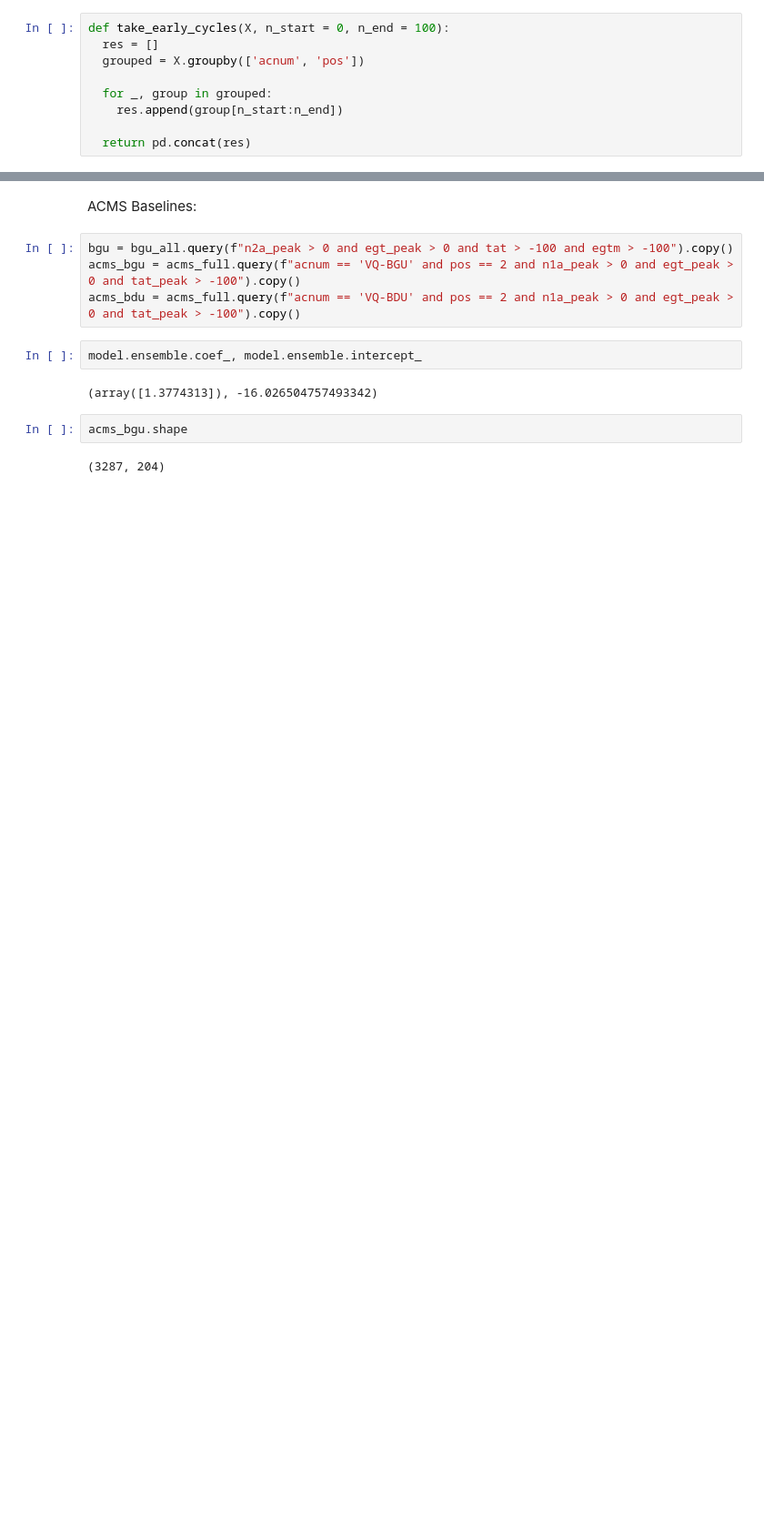
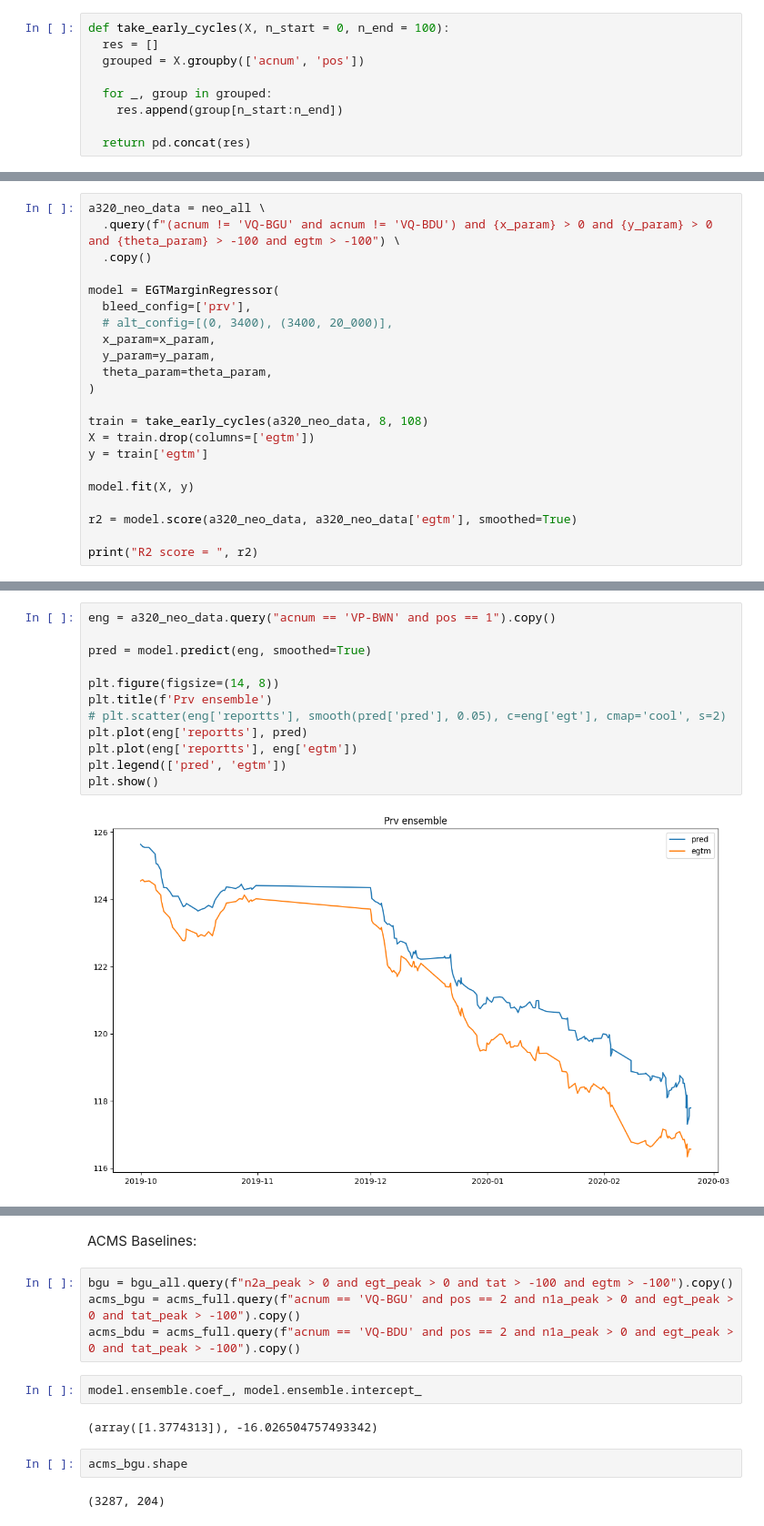
Before and after one commit to skeptlk/ecm, a Jupyter notebook: ex14_finetuning.ipynb, the cells around one changed output, grey strips where cells are left out. Shown at 91% size. Cells and saved outputs as stored; diff of their text form; blank space fills up the shorter version.

```diff
--- a/ex14_finetuning.ipynb
+++ b/ex14_finetuning.ipynb
@@ -209,0 +290,22 @@ def take_early_cycles(X, n_start = 0, n_end = 100):
+# %%
+a320_neo_data = neo_all \
+  .query(f"(acnum != 'VQ-BGU' and acnum != 'VQ-BDU') and {x_param} > 0 and {y_param} > 0 and {theta_param} > -100 and egtm > -100") \
+  .copy()
+
+model = EGTMarginRegressor(
+  bleed_config=['prv'],
+  # alt_config=[(0, 3400), (3400, 20_000)],
+  x_param=x_param,
+  y_param=y_param,
+  theta_param=theta_param,
+)
+
+train = take_early_cycles(a320_neo_data, 8, 108)
+X = train.drop(columns=['egtm'])
+y = train['egtm']
+
+model.fit(X, y)
+
+r2 = model.score(a320_neo_data, a320_neo_data['egtm'], smoothed=True)
+
+print("R2 score = ", r2)
@@ -209,0 +315,14 @@ def take_early_cycles(X, n_start = 0, n_end = 100):
+# %%
+eng = a320_neo_data.query("acnum == 'VP-BWN' and pos == 1").copy()
+
+pred = model.predict(eng, smoothed=True)
+
+plt.figure(figsize=(14, 8))
+plt.title(f'Prv ensemble')
+# plt.scatter(eng['reportts'], smooth(pred['pred'], 0.05), c=eng['egt'], cmap='cool', s=2)
+plt.plot(eng['reportts'], pred)
+plt.plot(eng['reportts'], eng['egtm'])
+plt.legend(['pred', 'egtm'])
+plt.show()
+# %% [output]
+[figure, added]
```
Also changed, not shown: parts of 19 cells of this notebook.
